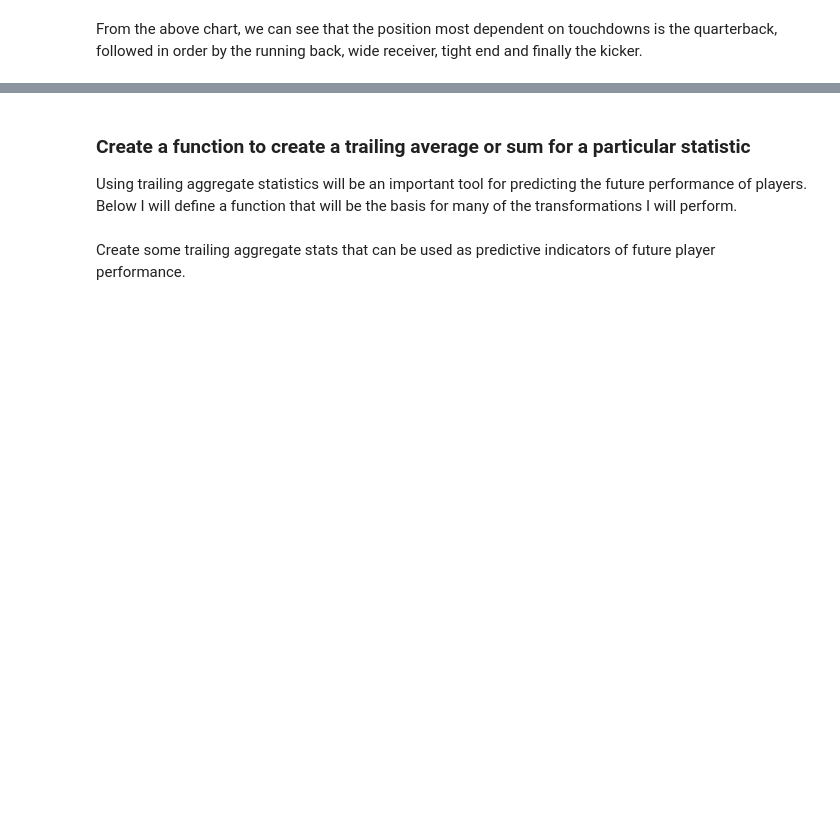
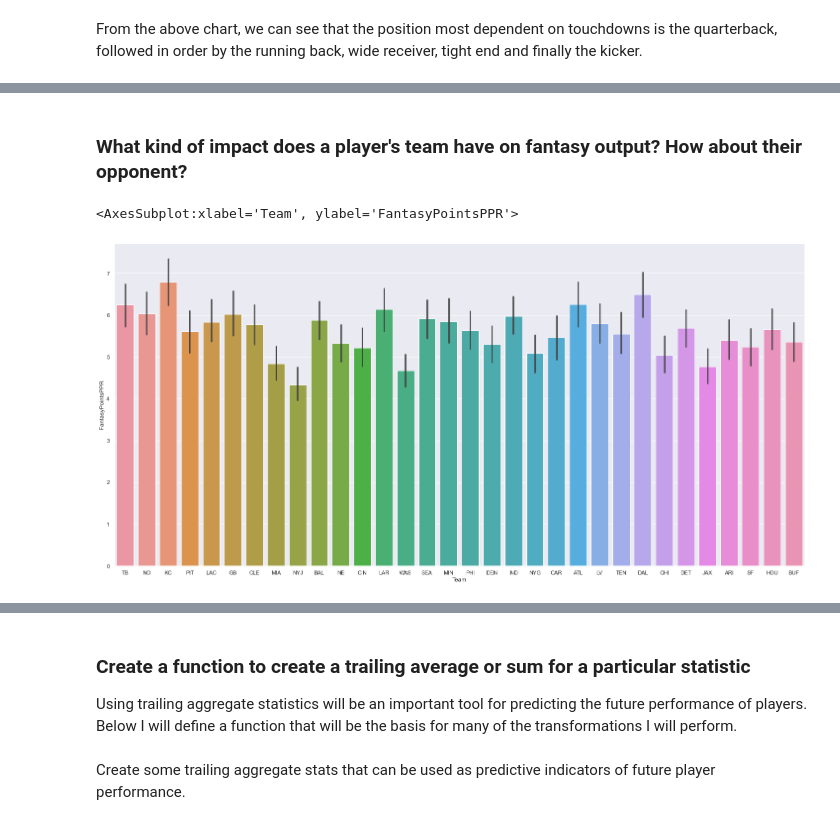
Before and after one commit to bernpb/Fantasy_Football_Prediction, a Jupyter notebook: exploratory_data_analysis.ipynb, the cells around one changed output, grey strips where cells are left out. Cells and saved outputs as stored; diff of their text form; code cells hidden in the pictures; blank space fills up the shorter version.

```diff
--- a/exploratory_data_analysis.ipynb
+++ b/exploratory_data_analysis.ipynb
@@ -196,0 +335,9 @@ ax = sns.violinplot(x = touchdowns['Position'],
+# %% [markdown]
+### What kind of impact does a player's team have on fantasy output?  How about their opponent?
+# %%
+plt.figure(figsize = (25, 12))
+sns.barplot(x = data["Team"],
+           y = data['FantasyPointsPPR'])
+# %% [output]
+<AxesSubplot:xlabel='Team', ylabel='FantasyPointsPPR'>
+[figure, added]
```
Also changed, not shown: parts of 25 cells of this notebook, 16 other files.
